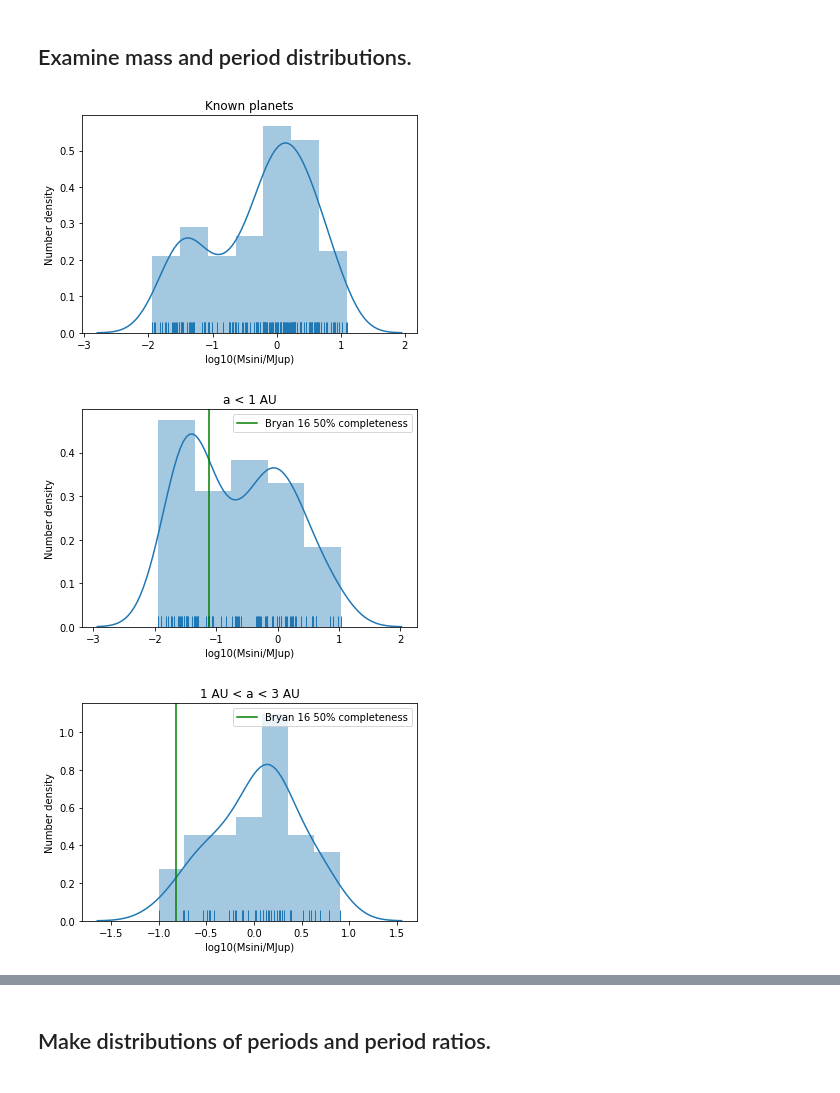
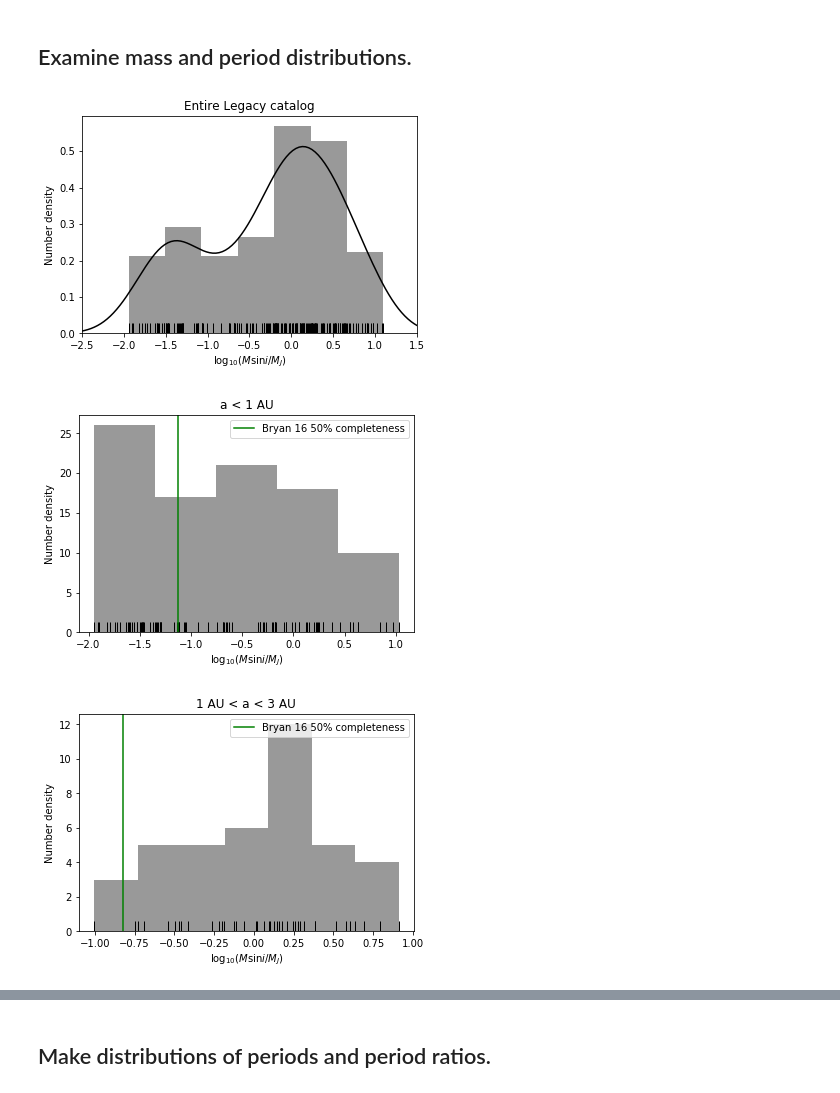
Before and after one commit to leerosenthalj/CLSI, a Jupyter notebook: Notebook_Statistics.ipynb, the cells around one changed output, grey strips where cells are left out. Cells and saved outputs as stored; diff of their text form; code cells hidden in the pictures.

```diff
--- a/Notebook_Statistics.ipynb
+++ b/Notebook_Statistics.ipynb
@@ -714,0 +755,2 @@ fig.savefig('analysis_plots/eccentricity_histogram_big_noncirc.pdf')
+# %%
+masses_planet['e_width'] = 0.5*(masses_planet['e_plus'] - masses_planet['e_minus'])
@@ -1313,13 +1444,16 @@ fig.savefig('legacy_tables/hist_APF_base.pdf')
 # %% [markdown]
 ## Examine mass and period distributions.
 # %%
-axold = sns.distplot(np.log10(masses_planet.query('mass < 15')['mass']), rug=True)
-axold.set(xlabel='log10(Msini/MJup)', ylabel='Number density')
-axold.set_title('Known planets')
+axold = sns.distplot(np.log10(masses_planet.query('mass < 15')['mass']),
+                     rug=True, kde=True, color='black')
+axold.set(xlabel=r'$\mathrm{log}_{10}(M\mathrm{sin}i/M_J)$',
+          ylabel='Number density')
+axold.set_title('Entire Legacy catalog')
+axold.set_xlim([-2.5, 1.5])
 fig = axold.get_figure()
 fig.savefig('planet_candidates/mass_histogram_all_log.pdf')
 # %% [output]
-[figure, old version]
+[figure, new version]
 # %%
 masses_close = masses_planet.query('axis < 1 and mass < 15')
 masses_mid   = masses_planet.query('axis > 1 and axis < 3 and mass < 15')
@@ -1327,31 +1461,36 @@ masses_far   = masses_planet.query('axis > 3 and mass < 15')
 # %%
 mclose = masses_close.mass
 thresh_close = np.log10(0.075) #50% completeness threshold
 
-axclose = sns.distplot(np.log10(mclose), kde=True, rug=True)
+#fig, axclose = plt.subplots()
+#axclose.hist(np.log10(mclose), bins=10, density=True,
+#             histtype='step', lw=2, color='black')
+axclose = sns.distplot(np.log10(mclose), kde=False, rug=True, color='black')
 axclose.axvline(thresh_close, c='g', label='Bryan 16 50% completeness')
-axclose.set(xlabel='log10(Msini/MJup)', ylabel='Number density')
+axclose.set(xlabel=r'$\mathrm{log}_{10}(M\mathrm{sin}i/M_J)$',
+            ylabel='Number density')
 axclose.set_title('a < 1 AU')
 axclose.legend()
 
 figclose = axclose.get_figure()
 figclose.savefig('planet_candidates/close_histogram.pdf')
 # %% [output]
-[figure, old version]
+[figure, new version]
 # %%
 mmid = masses_mid.mass
 thresh_mid = np.log10(0.15) #50% completeness threshold
 
-axmid = sns.distplot(np.log10(mmid), rug=True)
+axmid = sns.distplot(np.log10(mmid), rug=True, kde=False, color='black')
 axmid.axvline(thresh_mid, c='g', label='Bryan 16 50% completeness')
-axmid.set(xlabel='log10(Msini/MJup)', ylabel='Number density')
+axmid.set(xlabel=r'$\mathrm{log}_{10}(M\mathrm{sin}i/M_J)$',
+          ylabel='Number density')
 axmid.set_title('1 AU < a < 3 AU')
 axmid.legend()
 
 figmid = axmid.get_figure()
 figmid.savefig('planet_candidates/middle_histogram.pdf')
 # %% [output]
-[figure, old version]
+[figure, new version]
 # %%
 mfar = masses_far.mass
 thresh_far = np.log10(1.2) #50% completeness threshold
```
Also changed, not shown: parts of 38 cells of this notebook, 4 other files.
